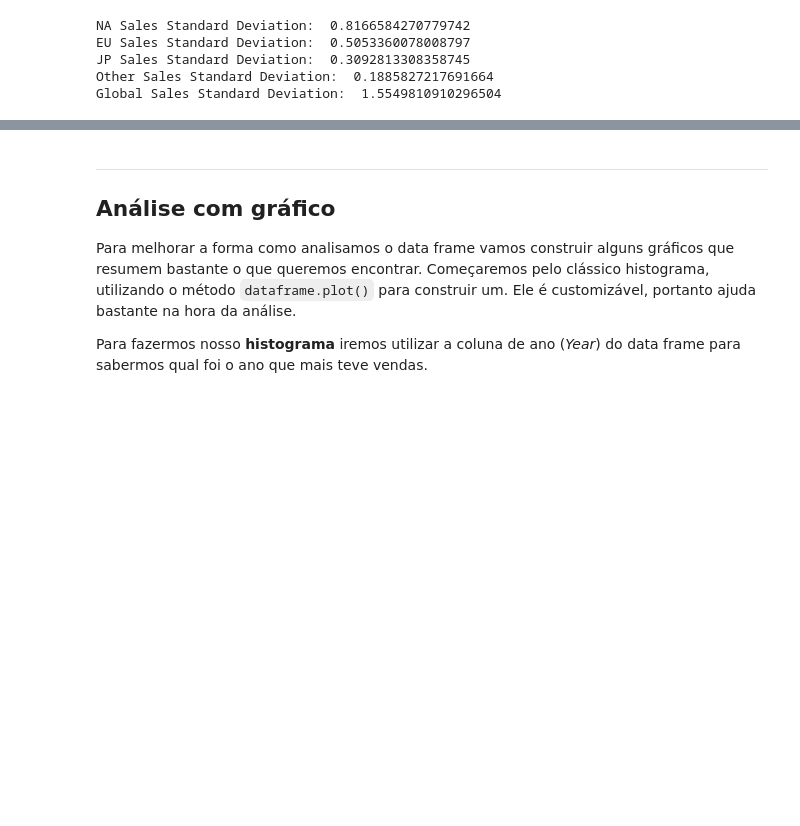
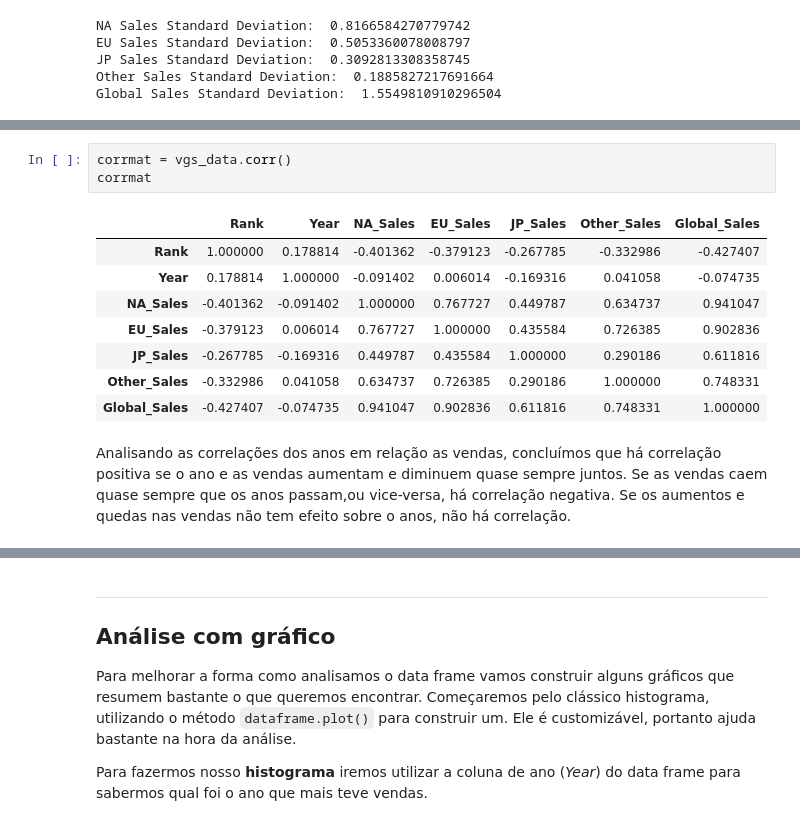
Before and after one commit to hentai-lab/Machine-Learning, a Jupyter notebook: notebooks/Atividades/Atividade - Pré-processamento de dados e análise descritiva.ipynb, the cells around one changed output, grey strips where cells are left out. Cells and saved outputs as stored; diff of their text form; blank space fills up the shorter version.

```diff
--- a/notebooks/Atividades/Atividade - Pré-processamento de dados e análise descritiva.ipynb
+++ b/notebooks/Atividades/Atividade - Pré-processamento de dados e análise descritiva.ipynb
@@ -723,0 +741,16 @@ Global Sales Standard Deviation:  1.5549810910296504
+# %%
+corrmat = vgs_data.corr()
+corrmat
+# %% [output]
+|  | Rank | Year | NA_Sales | EU_Sales | JP_Sales | Other_Sales | Global_Sales |
+| Rank | 1.000000 | 0.178814 | -0.401362 | -0.379123 | -0.267785 | -0.332986 | -0.427407 |
+| Year | 0.178814 | 1.000000 | -0.091402 | 0.006014 | -0.169316 | 0.041058 | -0.074735 |
+| NA_Sales | -0.401362 | -0.091402 | 1.000000 | 0.767727 | 0.449787 | 0.634737 | 0.941047 |
+| EU_Sales | -0.379123 | 0.006014 | 0.767727 | 1.000000 | 0.435584 | 0.726385 | 0.902836 |
+| JP_Sales | -0.267785 | -0.169316 | 0.449787 | 0.435584 | 1.000000 | 0.290186 | 0.611816 |
+| Other_Sales | -0.332986 | 0.041058 | 0.634737 | 0.726385 | 0.290186 | 1.000000 | 0.748331 |
+| Global_Sales | -0.427407 | -0.074735 | 0.941047 | 0.902836 | 0.611816 | 0.748331 | 1.000000 |
+# %% [markdown]
+Analisando as correlações dos anos em relação as vendas, concluímos que há correlação positiva se o ano e as vendas aumentam e diminuem quase sempre juntos.
+Se as vendas caem quase sempre que os anos passam,ou vice-versa, há correlação negativa.
+Se os aumentos e quedas nas vendas não tem efeito sobre o anos, não há correlação.
```
Also changed, not shown: parts of 14 cells of this notebook, 1 other file.
